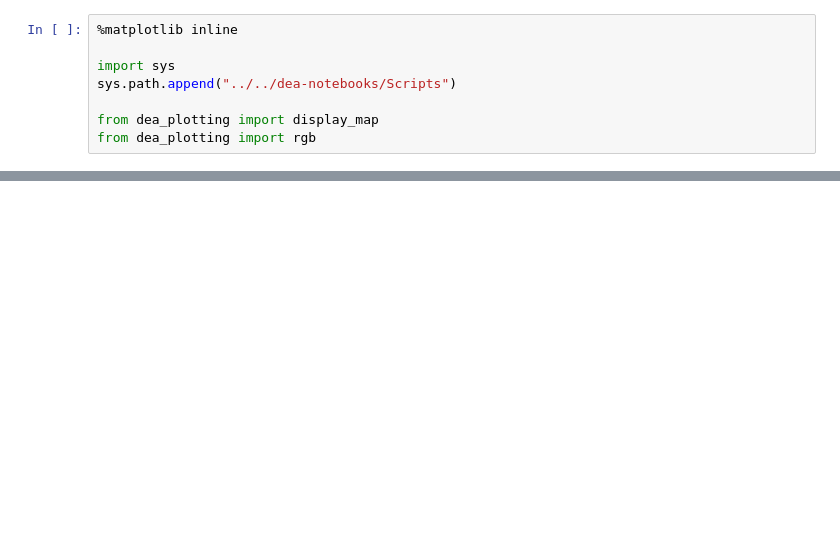
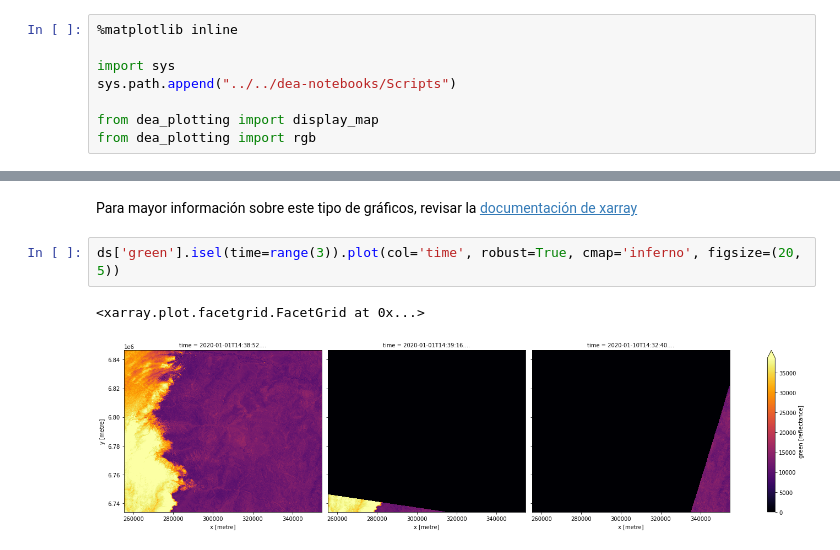
Before and after one commit to Data-Observatory/DataCubeTraining, a Jupyter notebook: basic/01_Carga_datos.ipynb, the cells around one changed output, grey strips where cells are left out. Saved outputs shown, nothing was run; the diff lists cells and outputs as text; blank space fills up the shorter version.

```diff
--- a/basic/01_Carga_datos.ipynb
+++ b/basic/01_Carga_datos.ipynb
@@ -217,0 +297,7 @@ display_map(x=(-72, -70), y=(-33, -32))
+# %% [markdown]
+Para mayor información sobre este tipo de gráficos, revisar la [documentación de xarray](http://xarray.pydata.org/en/stable/user-guide/plotting.html#faceting)
+# %%
+ds['green'].isel(time=range(3)).plot(col='time', robust=True, cmap='inferno', figsize=(20, 5))
+# %% [output]
+<xarray.plot.facetgrid.FacetGrid at 0x...>
+[figure, added]
```
Also changed, not shown: parts of 24 cells of this notebook.
